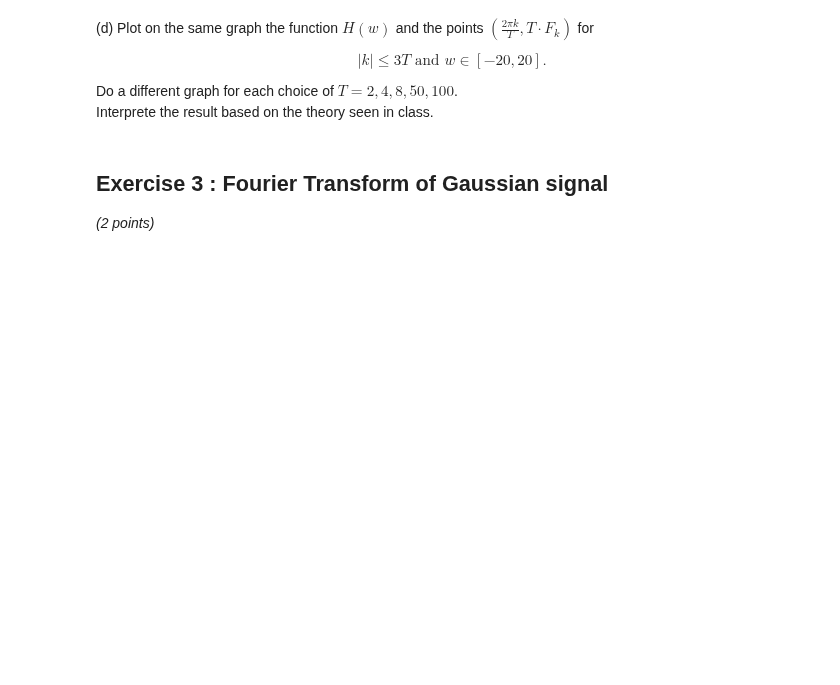
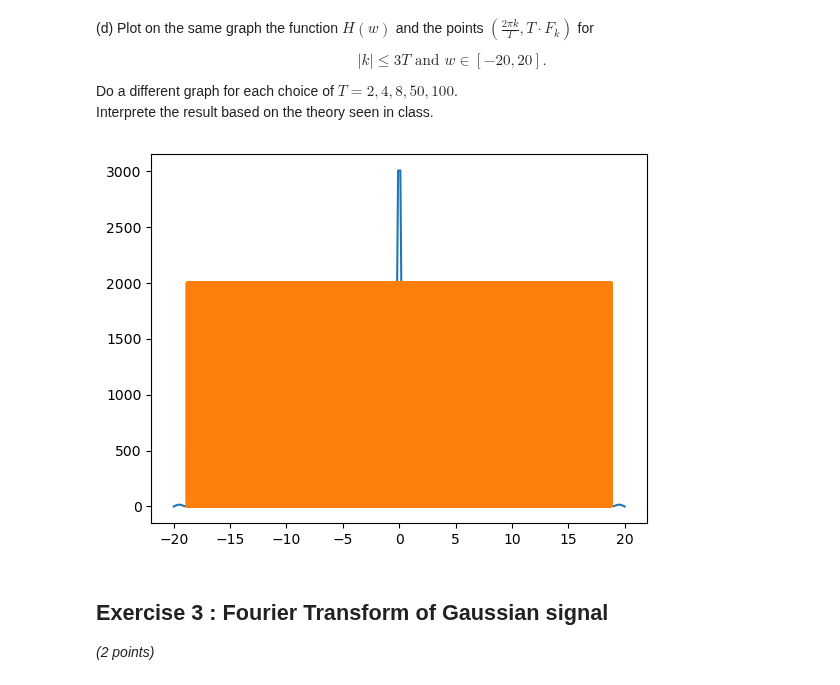
Before and after one commit to Arkanthara/digital_image_processing, a Jupyter notebook: TP8_FS_and_FT.ipynb, the cells around one changed output. Cells and saved outputs as stored; diff of their text form; code cells hidden in the pictures; blank space fills up the shorter version.

```diff
--- a/TP8_FS_and_FT.ipynb
+++ b/TP8_FS_and_FT.ipynb
@@ -256,6 +298,25 @@ $$|k| \leq 3T \mbox{ and } w \in [-20, 20].$$
 
 Do a different graph for each choice of $T = 2, 4, 8, 50, 100$. \
 Interprete the result based on the theory seen in class.
+# %%
+def H(t: np.ndarray, min: int, max: int, T: int) -> np.ndarray:
+    result = (np.abs(t) * 0).astype(complex)
+    x_points = []
+    y_points = []
+    for k in range(-3*T, 3 * T):
+        result += (1 - np.cos(k * np.pi)) * np.exp(1j * k * (2 * np.pi / T) * t)
+        x_points.append((2 * np.pi * k)/T)
+        y_points.append(T * (1 - np.cos(k * np.pi)))
+    return result, x_points, y_points
+
+t = np.linspace(-20, 20, 200)
+h, x_points, y_points = H(t, -20, 20, 1000)
+plt.figure()
+plt.plot(t, np.abs(h))
+plt.plot(x_points, y_points)
+plt.show()
+# %% [output]
+[figure, added]
 # %% [markdown]
 ## Exercise 3 : Fourier Transform of Gaussian signal
 *(2 points)*
```
Also changed, not shown: parts of 3 cells of this notebook.
